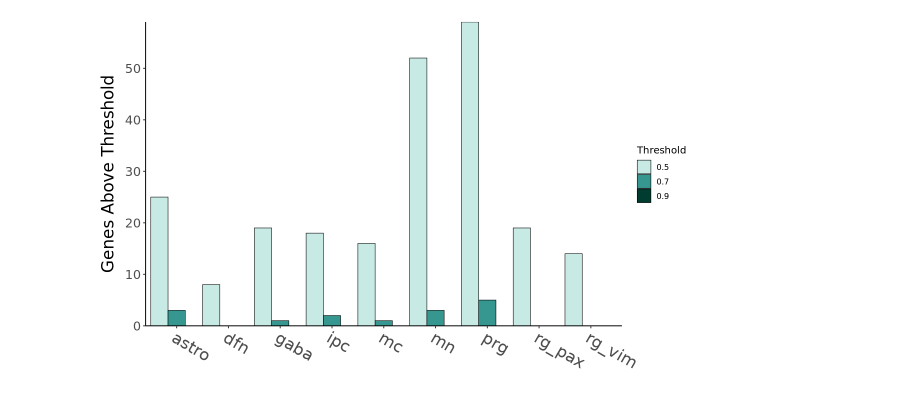
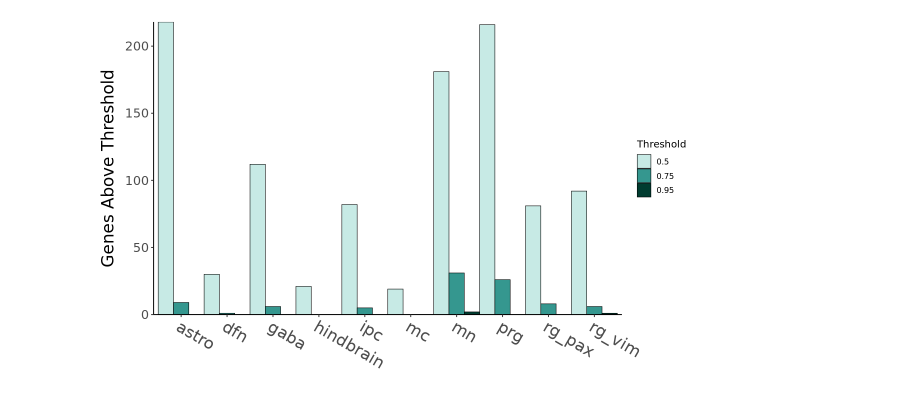
Before and after one commit to deepak-kaji/schizophrenia_organoid_convergence, a Jupyter notebook: disease_analyses/ggplot_mashR.ipynb, the cells around one changed output. Drawn from its saved outputs; the diff is of its cells as text; code cells hidden in the pictures.

```diff
--- a/disease_analyses/ggplot_mashR.ipynb
+++ b/disease_analyses/ggplot_mashR.ipynb
@@ -75,4 +95,69 @@ ggsave(
 # %%
-p
+composite_df <- read.csv('/mnt/sdb/scz_meta_analysis_processed/mash_results/combined_minus_15q13_composite_test.csv')
-# %% [output]
-[figure, removed]
+# %%
+thresholds <- c(0.5, 0.75, 0.95)
+
+# Convert to long format
+long_df <- composite_df %>%
+  pivot_longer(
+    cols = starts_with("score_"),
+    names_to = "celltype",
+    names_prefix = "score_",
+    values_to = "score"
+  )
+
+# Count genes above each threshold
+count_df <- bind_rows(
+  lapply(thresholds, function(t) {
+    long_df %>%
+      group_by(celltype) %>%
+      summarise(count = sum(score > t), .groups = "drop") %>%
+      mutate(threshold = factor(t, levels = thresholds))
+  })
+)
+
+# Ensure correct ordering
+count_df$threshold <- factor(count_df$threshold, levels = c("0.5", "0.75", "0.95"))
+
+# Plot
+p <- ggplot(count_df,
+       aes(x = celltype, y = count, fill = threshold)) +
+  geom_col(
+    width = 1,
+    position = position_dodge(width = 1),
+    color = "black",
+    linewidth = 0.3,
+    linejoin = "mitre"
+  ) +
+  scale_fill_manual(
+    values = c(
+      "0.5" = "#c7eae5",
+      "0.75" = "#35978f",
+      "0.95" = "#003c30"
+    )
+  ) +
+  scale_y_continuous(expand = c(0, 0)) +
+  labs(
+    x = NULL,
+    y = "Genes Above Threshold",
+    fill = "Threshold"
+  ) +
+  theme_classic(base_size = 12) +
+  theme(
+    axis.text.x = element_text(angle = -30, hjust = 0, size = 20),
+    axis.text.y = element_text(size = 15),
+    axis.title.y = element_text(size = 20, margin = margin(r = 10)),
+    legend.position = "right"
+  )
+
+ggsave(
+  filename = "/home/deepak/datasets/scz_meta_analysis/panels/Supplementary_Figure_mashR_sensitivity_15q13_barplot.pdf",
+  plot = p,
+  width = 5,
+  height = 3,
+  units = "in",
+)
+
+p
+# %% [output]
+[figure, added]
```
Also changed, not shown: parts of 6 cells of this notebook, 11 other files.
